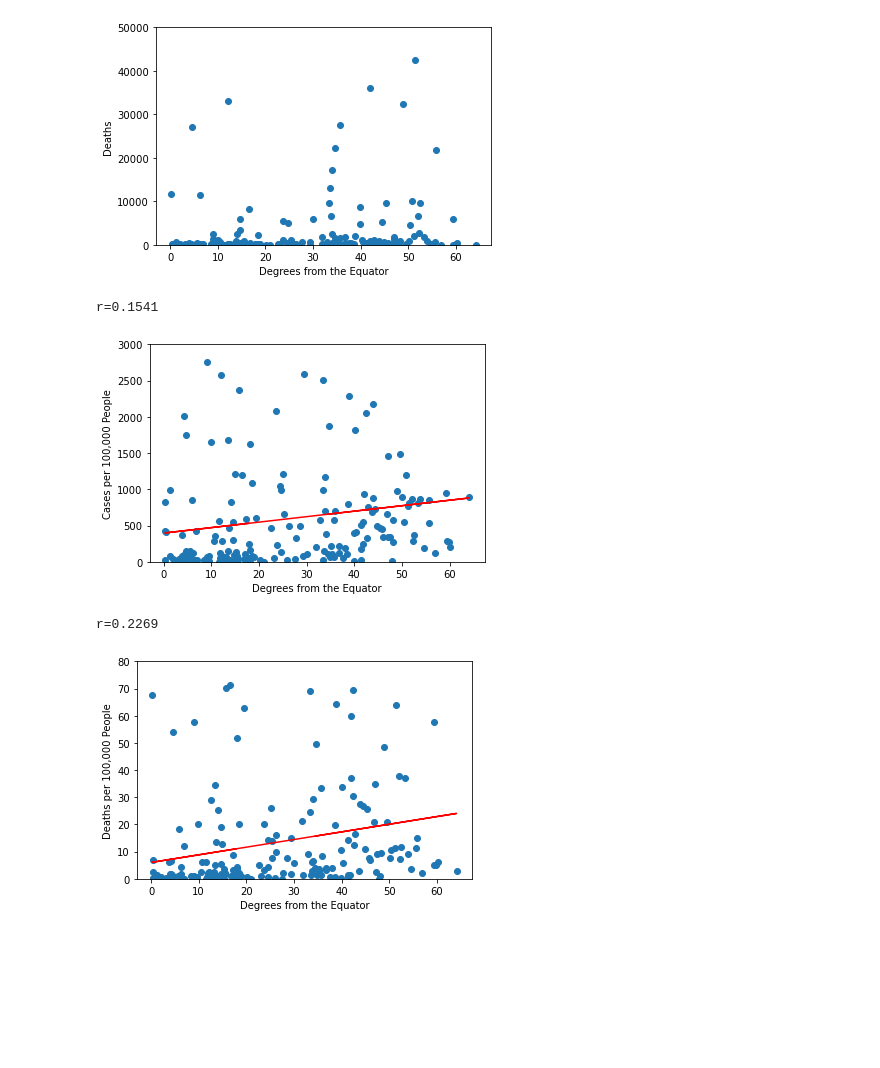
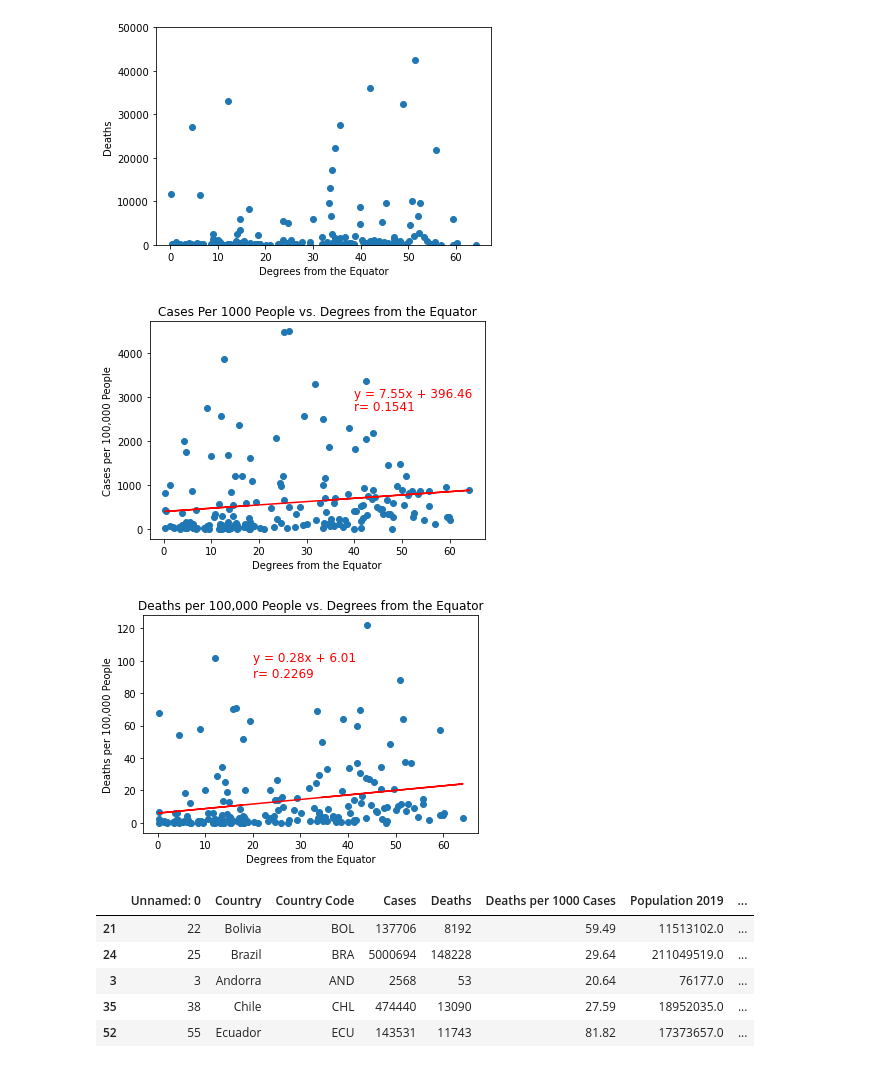
Before and after one commit to AustinRCole/COVID_Lat_GDP_analysis, a Jupyter notebook: COVID_lat_AC.ipynb, the cells around one changed output. Cells and saved outputs as stored; diff of their text form; code cells hidden in the pictures; blank space fills up the shorter version.

Commit message:
plots, labels, and formatting added

```diff
--- a/COVID_lat_AC.ipynb
+++ b/COVID_lat_AC.ipynb
@@ -57,26 +91,39 @@ plt.show()
 # %%
 plt.scatter(lat_abs,data_lat['Cases per 100,000 People'],marker="o")
 plt.xlabel('Degrees from the Equator')
 plt.ylabel('Cases per 100,000 People')
-plt.ylim(0,3000)
+plt.title('Cases Per 1000 People vs. Degrees from the Equator')
 slope2, intercept2, r2, p2, std_err2 = st.linregress(lat_abs, data_lat['Cases per 100,000 People'])
 fit2 = slope2 * lat_abs + intercept2
 plt.plot(lat_abs,fit2,color='r')
-print(f"r={round(r2,4)}")
+line_eq2 = f"y = {round(slope2,2)}x + {round(intercept2,2)}"
+plt.annotate(line_eq2,(40,3000),fontsize=12,color="red")
+plt.annotate(f"r= {round(r2,4)}",(40,2700),fontsize=12,color="red")
 plt.show()
 # %% [output]
-r=0.1541
-[figure, old version]
+[figure, new version]
 # %%
 plt.scatter(lat_abs,data_lat['Deaths per 100,000 People'],marker="o")
 plt.xlabel('Degrees from the Equator')
 plt.ylabel('Deaths per 100,000 People')
-plt.ylim(0,80)
+plt.title('Deaths per 100,000 People vs. Degrees from the Equator')
 slope3, intercept3, r3, p3, std_err3 = st.linregress(lat_abs, data_lat['Deaths per 100,000 People'])
 fit3 = slope3 * lat_abs + intercept3
 plt.plot(lat_abs,fit3,color='r')
-print(f"r={round(r3,4)}")
+line_eq3 = f"y = {round(slope3,2)}x + {round(intercept3,2)}"
+plt.annotate(line_eq3,(20,100),fontsize=12,color="red")
+plt.annotate(f"r= {round(r3,4)}",(20,90),fontsize=12,color="red")
 plt.show()
 # %% [output]
-r=0.2269
-[figure, old version]
+[figure, new version]
+# %%
+data_lat_deaths_per = data_lat.sort_values('Deaths per 100,000 People',ascending=False)
+data_lat_deaths_per = data_lat_deaths_per.iloc[3:]
+data_lat_deaths_per.head()
+# %% [output]
+|  | Unnamed: 0 | Country | Country Code | Cases | Deaths | Deaths per 1000 Cases | Population 2019 | ... |
+| 21 | 22 | Bolivia | BOL | 137706 | 8192 | 59.49 | 11513102.0 | ... |
+| 24 | 25 | Brazil | BRA | 5000694 | 148228 | 29.64 | 211049519.0 | ... |
+| 3 | 3 | Andorra | AND | 2568 | 53 | 20.64 | 76177.0 | ... |
+| 35 | 38 | Chile | CHL | 474440 | 13090 | 27.59 | 18952035.0 | ... |
+| 52 | 55 | Ecuador | ECU | 143531 | 11743 | 81.82 | 17373657.0 | ... |
```
Also changed, not shown: parts of 8 cells of this notebook.
